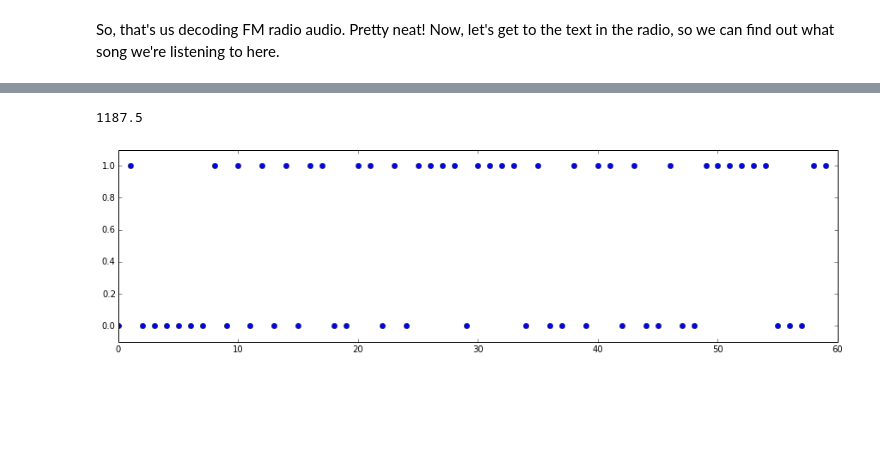
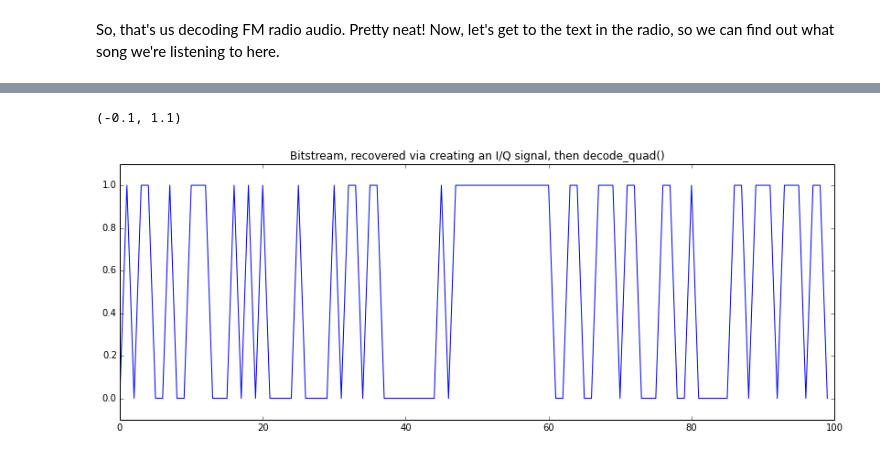
Before and after one commit to jbm9/sdr_snippets, a Jupyter notebook: web/gnuradio_and_ipython/2 Broadcast FM RDS Decode.ipynb, the cells around one changed output, grey strips where cells are left out. Drawn from its saved outputs; the diff is of its cells as text; code cells hidden in the pictures; blank space fills up the shorter version.

```diff
--- a/web/gnuradio_and_ipython/2 Broadcast FM RDS Decode.ipynb
+++ b/web/gnuradio_and_ipython/2 Broadcast FM RDS Decode.ipynb
@@ -378,25 +461,19 @@ Fs_u
 # %%
-Fsym = 57000.0/48 # This is where the goofy 1138.8324 or whatever comes from. Easier for me to remember.
-
+dec_sym = int(Fs_u/Fsym)
 fwT0 = 2 * np.pi * 2*Fsym / Fs_u
 
 u_i = u * np.cos(np.arange(len(u)) * fwT0)
 u_q = u * np.sin(np.arange(len(u)) * fwT0)
 
-#plot(u_i[0:100])
-#plot(u_q[0:100])
+u_complex = u_i + 1.0j*u_q
 
-figure(figsize=(15,4))
+phases = np.arctan2(u_q, u_i)
+bitstream_complex = np.abs(phases) <  np.pi/2
+bitstream_complex = bitstream_complex[range(0, len(bitstream_complex), dec_sym)]
+plot(bitstream_complex[0:100])
 
-u_arg = np.arctan2(u_q, u_i)
-
-#my_bits = ((np.abs(u_arg) <1)[range(0, len(u_arg), int(Fs_u/Fsym) )])
-my_bits = ((u_i <= 0)[range(0, len(u_arg), int(Fs_u/Fsym) )])
-my_dec = my_bits[1:] != my_bits[:-1]
-
-plot(my_dec[590:650], 'o')
-ylim(-0.1,1.1)
-Fsym
+title("Bitstream, recovered via creating an I/Q signal, then decode_quad()")
+ylim(-0.1, 1.1)
 # %% [output]
-1187.5
+(-0.1, 1.1)
-[figure, old version]
+[figure, new version]
```
Also changed, not shown: parts of 34 cells of this notebook.
